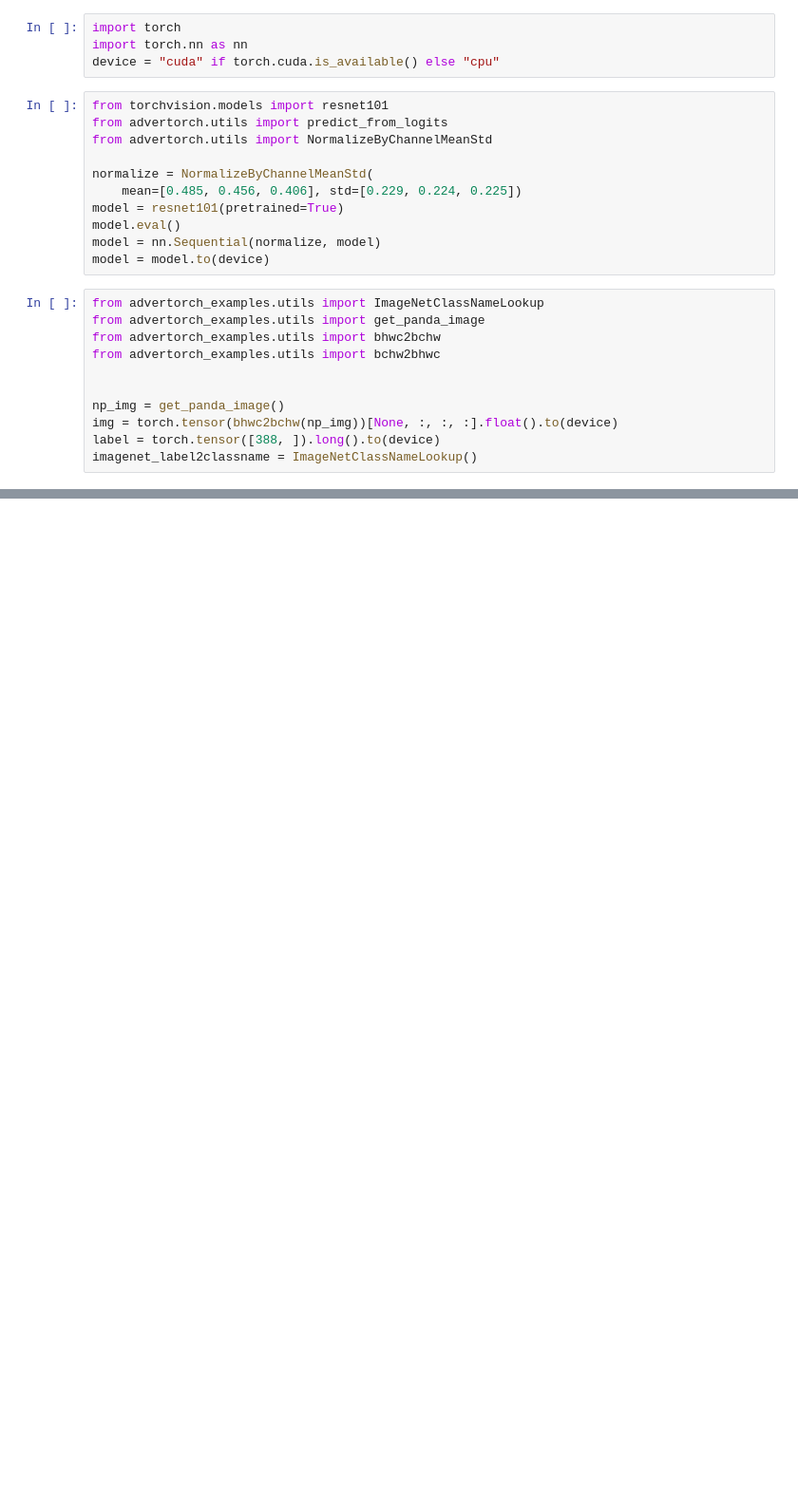
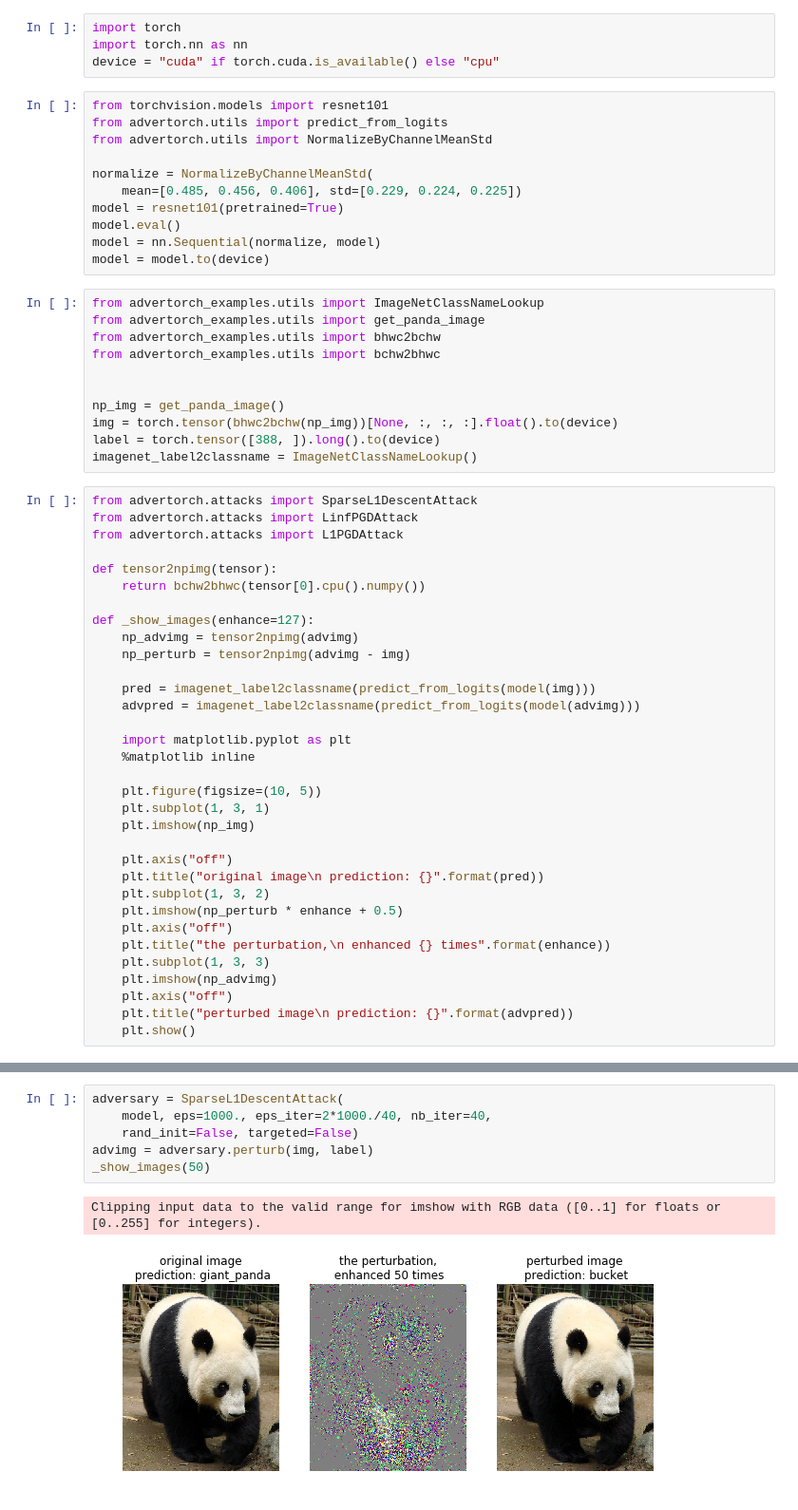
Before and after one commit to BorealisAI/advertorch, a Jupyter notebook: advertorch_examples/tutorial_attack_imagenet.ipynb, the cells around one changed output, grey strips where cells are left out. Shown at 95% size. Cells and saved outputs as stored; diff of their text form; blank space fills up the shorter version.

Commit message:
some modifications for sparseL1

```diff
--- a/advertorch_examples/tutorial_attack_imagenet.ipynb
+++ b/advertorch_examples/tutorial_attack_imagenet.ipynb
@@ -24,4 +24,37 @@ np_img = get_panda_image()
 img = torch.tensor(bhwc2bchw(np_img))[None, :, :, :].float().to(device)
 label = torch.tensor([388, ]).long().to(device)
 imagenet_label2classname = ImageNetClassNameLookup()
+# %%
+from advertorch.attacks import SparseL1DescentAttack
+from advertorch.attacks import LinfPGDAttack
+from advertorch.attacks import L1PGDAttack
+
+def tensor2npimg(tensor):
+    return bchw2bhwc(tensor[0].cpu().numpy())
+
+def _show_images(enhance=127):
+    np_advimg = tensor2npimg(advimg)
+    np_perturb = tensor2npimg(advimg - img)
+
+    pred = imagenet_label2classname(predict_from_logits(model(img)))
+    advpred = imagenet_label2classname(predict_from_logits(model(advimg)))
+
+    import matplotlib.pyplot as plt
+    %matplotlib inline
+
+    plt.figure(figsize=(10, 5))
+    plt.subplot(1, 3, 1)
+    plt.imshow(np_img)
+
+    plt.axis("off")
+    plt.title("original image\n prediction: {}".format(pred))
+    plt.subplot(1, 3, 2)
+    plt.imshow(np_perturb * enhance + 0.5)
+    plt.axis("off")
+    plt.title("the perturbation,\n enhanced {} times".format(enhance))
+    plt.subplot(1, 3, 3)
+    plt.imshow(np_advimg)
+    plt.axis("off")
+    plt.title("perturbed image\n prediction: {}".format(advpred))
+    plt.show()
 # %%
@@ -73,0 +69,9 @@ Clipping input data to the valid range for imshow with RGB data ([0..1] for floa
+# %%
+adversary = SparseL1DescentAttack(
+    model, eps=1000., eps_iter=2*1000./40, nb_iter=40,
+    rand_init=False, targeted=False)
+advimg = adversary.perturb(img, label)
+_show_images(50)
+# %% [output]
+Clipping input data to the valid range for imshow with RGB data ([0..1] for floats or [0..255] for integers).
+[figure, added]
```
Also changed, not shown: parts of 2 cells of this notebook, 4 other files.
